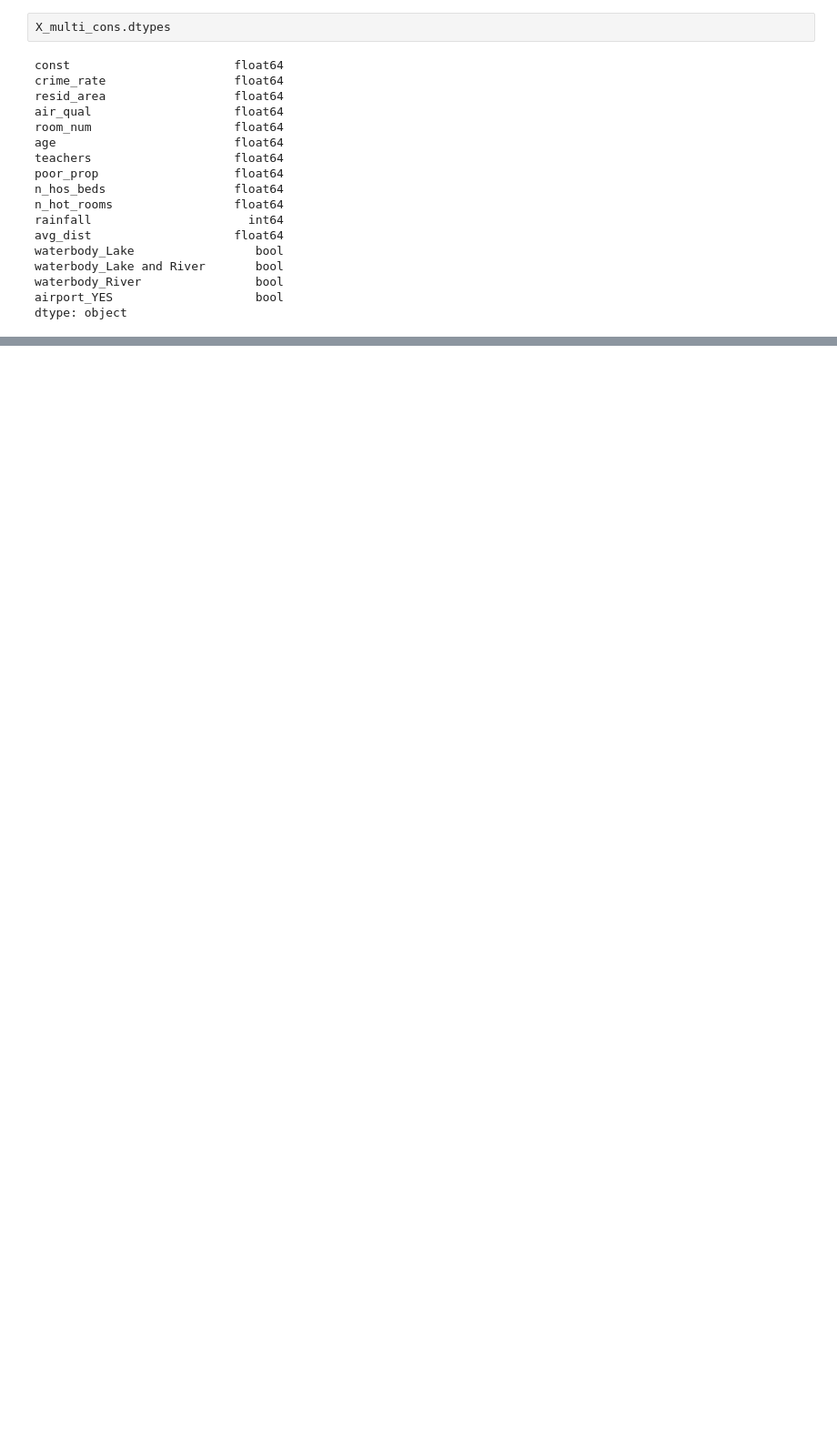
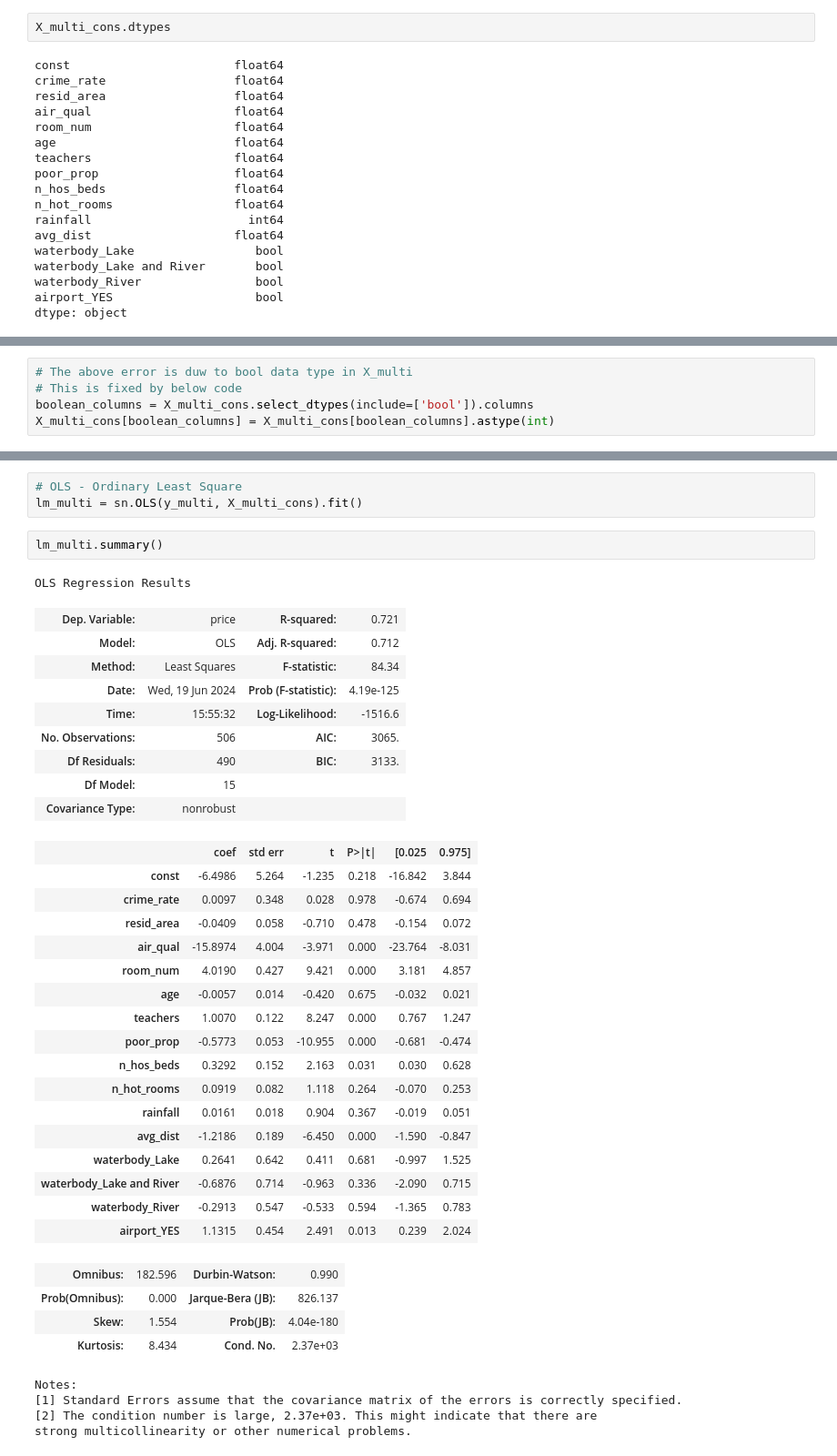
Before and after one commit to CodeCraftsmanSandeep/AI, a Jupyter notebook: course1/stage5/code.ipynb, the cells around one changed output, grey strips where cells are left out. Shown: that part at 91% size. Drawn from its saved outputs; the diff is of its cells as text; blank space fills up the shorter version.

Commit message:
learning classification models :memo:

```diff
--- a/course1/stage5/code.ipynb
+++ b/course1/stage5/code.ipynb
@@ -831,0 +875,5 @@ ValueError: Pandas data cast to numpy dtype of object. Check input data with np.
+# %%
+# The above error is duw to bool data type in X_multi
+# This is fixed by below code
+boolean_columns = X_multi_cons.select_dtypes(include=['bool']).columns
+X_multi_cons[boolean_columns] = X_multi_cons[boolean_columns].astype(int)
@@ -831,0 +936,41 @@ ValueError: Pandas data cast to numpy dtype of object. Check input data with np.
+# %%
+# OLS - Ordinary Least Square
+lm_multi = sn.OLS(y_multi, X_multi_cons).fit()
+# %%
+lm_multi.summary()
+# %% [output]
+OLS Regression Results
+| Dep. Variable: | price | R-squared: | 0.721 |
+| Model: | OLS | Adj. R-squared: | 0.712 |
+| Method: | Least Squares | F-statistic: | 84.34 |
+| Date: | Wed, 19 Jun 2024 | Prob (F-statistic): | 4.19e-125 |
+| Time: | 15:55:32 | Log-Likelihood: | -1516.6 |
+| No. Observations: | 506 | AIC: | 3065. |
+| Df Residuals: | 490 | BIC: | 3133. |
+| Df Model: | 15 |  |  |
+| Covariance Type: | nonrobust |  |  |
+|  | coef | std err | t | P>|t| | [0.025 | 0.975] |
+| const | -6.4986 | 5.264 | -1.235 | 0.218 | -16.842 | 3.844 |
+| crime_rate | 0.0097 | 0.348 | 0.028 | 0.978 | -0.674 | 0.694 |
+| resid_area | -0.0409 | 0.058 | -0.710 | 0.478 | -0.154 | 0.072 |
+| air_qual | -15.8974 | 4.004 | -3.971 | 0.000 | -23.764 | -8.031 |
+| room_num | 4.0190 | 0.427 | 9.421 | 0.000 | 3.181 | 4.857 |
+| age | -0.0057 | 0.014 | -0.420 | 0.675 | -0.032 | 0.021 |
+| teachers | 1.0070 | 0.122 | 8.247 | 0.000 | 0.767 | 1.247 |
+| poor_prop | -0.5773 | 0.053 | -10.955 | 0.000 | -0.681 | -0.474 |
+| n_hos_beds | 0.3292 | 0.152 | 2.163 | 0.031 | 0.030 | 0.628 |
+| n_hot_rooms | 0.0919 | 0.082 | 1.118 | 0.264 | -0.070 | 0.253 |
+| rainfall | 0.0161 | 0.018 | 0.904 | 0.367 | -0.019 | 0.051 |
+| avg_dist | -1.2186 | 0.189 | -6.450 | 0.000 | -1.590 | -0.847 |
+| waterbody_Lake | 0.2641 | 0.642 | 0.411 | 0.681 | -0.997 | 1.525 |
+| waterbody_Lake and River | -0.6876 | 0.714 | -0.963 | 0.336 | -2.090 | 0.715 |
+| waterbody_River | -0.2913 | 0.547 | -0.533 | 0.594 | -1.365 | 0.783 |
+| airport_YES | 1.1315 | 0.454 | 2.491 | 0.013 | 0.239 | 2.024 |
+| Omnibus: | 182.596 | Durbin-Watson: | 0.990 |
+| Prob(Omnibus): | 0.000 | Jarque-Bera (JB): | 826.137 |
+| Skew: | 1.554 | Prob(JB): | 4.04e-180 |
+| Kurtosis: | 8.434 | Cond. No. | 2.37e+03 |
+Notes:
+[1] Standard Errors assume that the covariance matrix of the errors is correctly specified.
+[2] The condition number is large, 2.37e+03. This might indicate that there are
+strong multicollinearity or other numerical problems.
```
Also changed, not shown: parts of 71 cells of this notebook, 19 other files.
